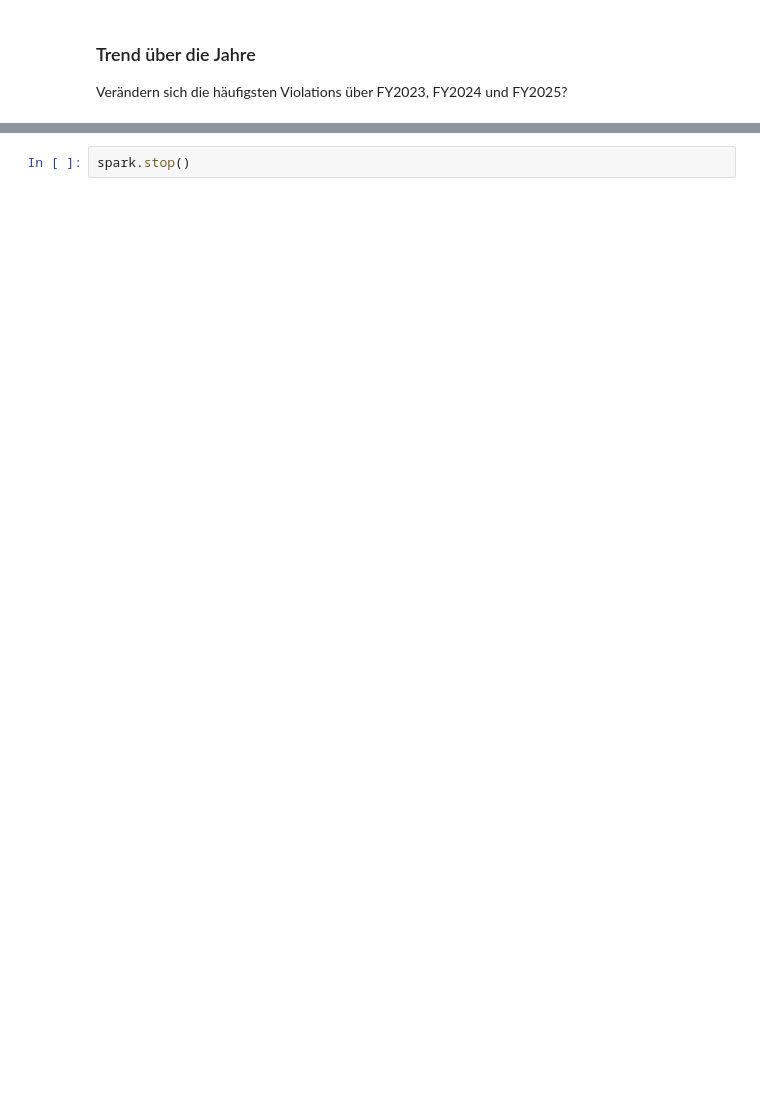
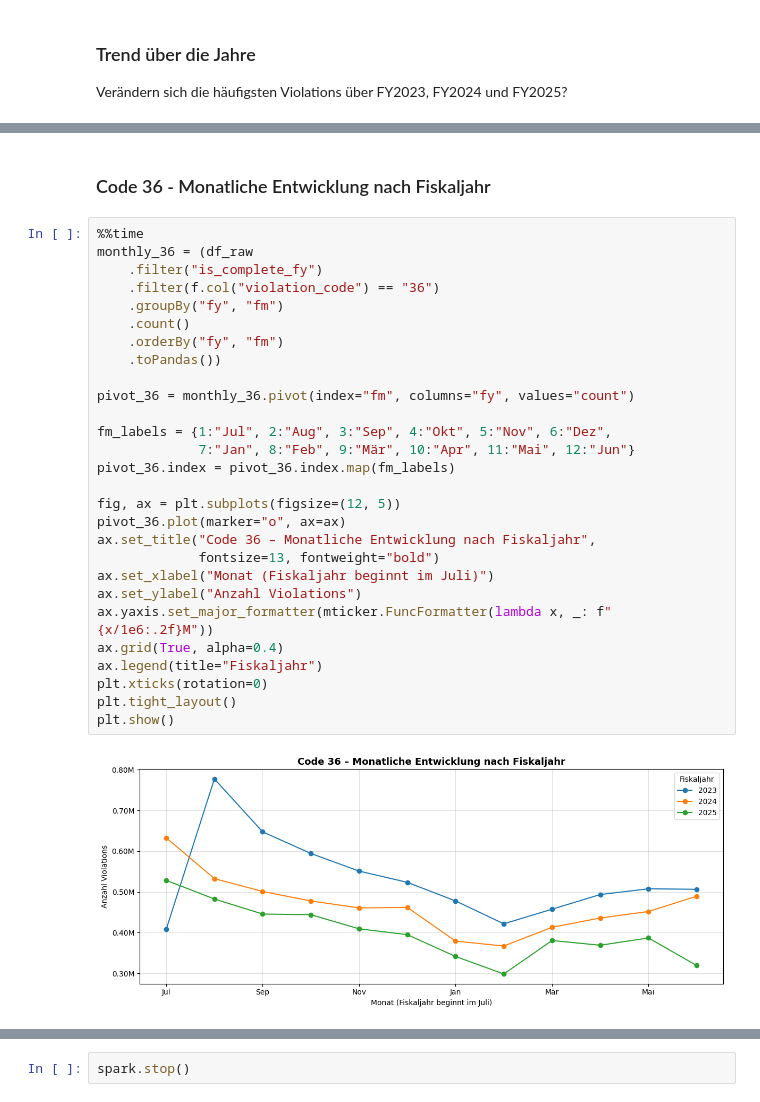
Before and after one commit to DarioMeyer-code/bdlc-parking_violations, a Jupyter notebook: src/4_Analysis/1_violation_codes_full_analysis.ipynb, the cells around one changed output, grey strips where cells are left out. Saved outputs shown, nothing was run; the diff lists cells and outputs as text; blank space fills up the shorter version.

```diff
--- a/src/4_Analysis/1_violation_codes_full_analysis.ipynb
+++ b/src/4_Analysis/1_violation_codes_full_analysis.ipynb
@@ -262,0 +265,32 @@ print(summary.to_string(index=False))
+# %% [markdown]
+### Code 36 - Monatliche Entwicklung nach Fiskaljahr
+# %%
+%%time
+monthly_36 = (df_raw
+    .filter("is_complete_fy")
+    .filter(f.col("violation_code") == "36")
+    .groupBy("fy", "fm")
+    .count()
+    .orderBy("fy", "fm")
+    .toPandas())
+
+pivot_36 = monthly_36.pivot(index="fm", columns="fy", values="count")
+
+fm_labels = {1:"Jul", 2:"Aug", 3:"Sep", 4:"Okt", 5:"Nov", 6:"Dez",
+             7:"Jan", 8:"Feb", 9:"Mär", 10:"Apr", 11:"Mai", 12:"Jun"}
+pivot_36.index = pivot_36.index.map(fm_labels)
+
+fig, ax = plt.subplots(figsize=(12, 5))
+pivot_36.plot(marker="o", ax=ax)
+ax.set_title("Code 36 – Monatliche Entwicklung nach Fiskaljahr",
+             fontsize=13, fontweight="bold")
+ax.set_xlabel("Monat (Fiskaljahr beginnt im Juli)")
+ax.set_ylabel("Anzahl Violations")
+ax.yaxis.set_major_formatter(mticker.FuncFormatter(lambda x, _: f"{x/1e6:.2f}M"))
+ax.grid(True, alpha=0.4)
+ax.legend(title="Fiskaljahr")
+plt.xticks(rotation=0)
+plt.tight_layout()
+plt.show()
+# %% [output]
+[figure, added]
```
Also changed, not shown: parts of 20 cells of this notebook.
